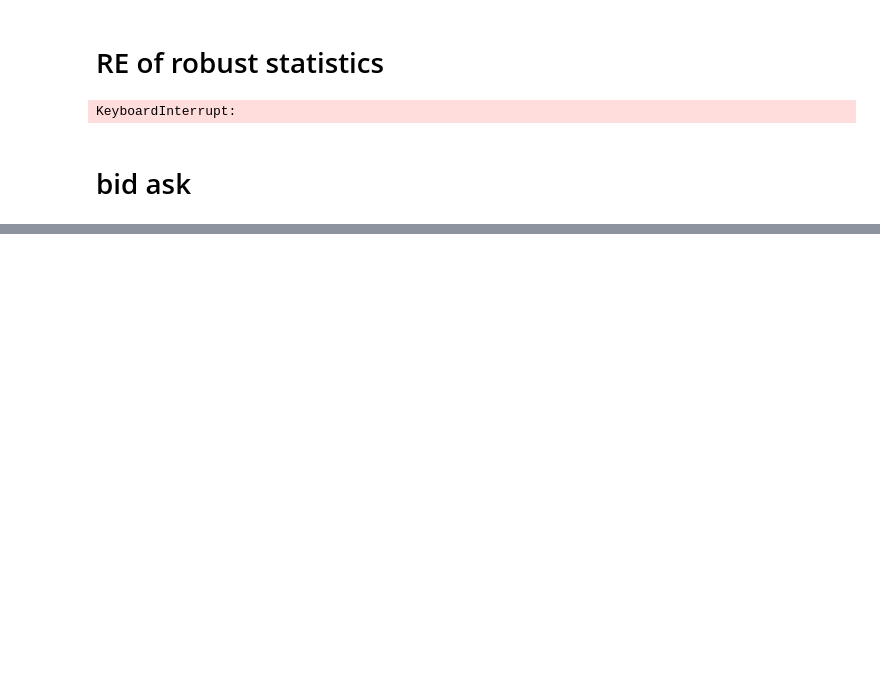
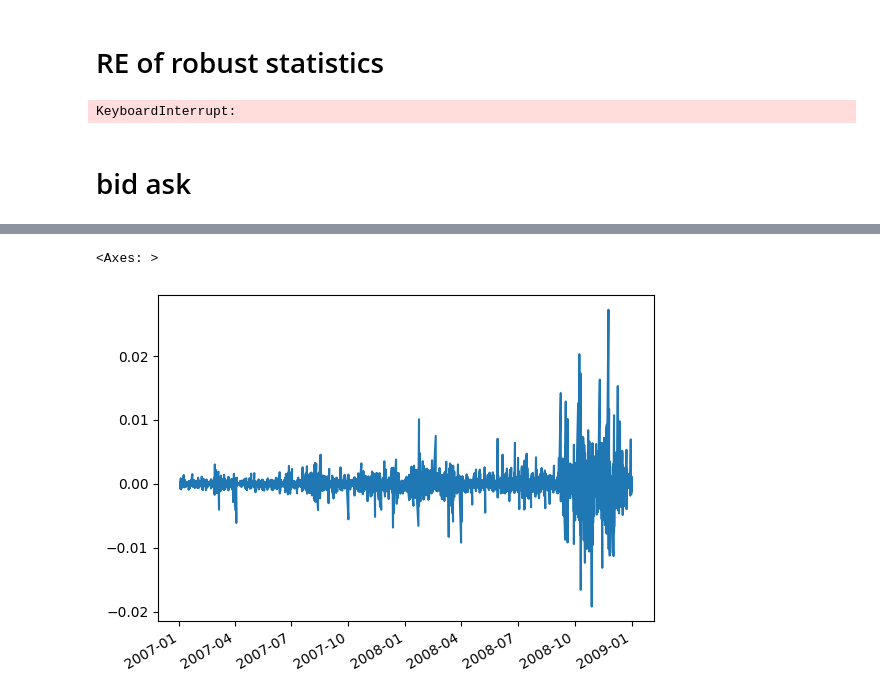
Before and after one commit to chgendreau/market-states-trading-strategy, a Jupyter notebook: strateg_test.ipynb, the cells around one changed output, grey strips where cells are left out. Cells and saved outputs as stored; diff of their text form; code cells hidden in the pictures; blank space fills up the shorter version.

Commit message:
Cleaned code and bid/Ask strategy

```diff
--- a/strateg_test.ipynb
+++ b/strateg_test.ipynb
@@ -940,11 +964,13 @@ def strat_eval_bbo(pos, r_bid, r_ask, Strat_Name):
 # %%
-filepath_vwap=r''
-all_vwap=pd.read_parquet(filepath_vwap)
-allvwap=all_vwap.set_index(['minute','ticker']).unstack(level='ticker')
+filepath_vwap=r'data/clean/final/2007-2008-vwap-trade-1min.parquet'
+allvwap=pd.read_parquet(filepath_vwap)
+#print(all_vwap.head())
+#print(allvwap.index[0])
+#allvwap=all_vwap.set_index(['tim'ticker']).unstack(level='ticker')
 non_null_counts = allvwap.count()
 selected_columns = non_null_counts[non_null_counts > 90000].index
 all_filtered = allvwap[selected_columns]
 all_fill = all_filtered.ffill()
 rows_with_null = all_fill[all_fill.isnull().any(axis=1)]
-all_fill = all_fill.loc[rows_with_null.index[-1]+1:]
+all_fill = all_fill.loc[rows_with_null.index[-1]+pd.Timedelta(minutes=1):]
 ret_vwap=all_fill.pct_change()
@@ -951,9 +979,11 @@ ret_vwap=all_fill.pct_change()
 # %%
-filepath_bbo=r""
+filepath_bbo=r"data/clean/final/2007-2008_bbolast.parquet"
 all_data=pd.read_parquet(filepath_bbo)
 # all.set_index('index', inplace=True)
-# all.replace(0, np.nan, inplace=True)
 all=all_data.set_index(['minute','ticker']).unstack(level='ticker')
+all.index = pd.to_datetime(all.index)
+all.replace(0, np.nan, inplace=True)
+print(all.index[0])
 all_bid=all['bid_last']
 all_ask=all['ask_last']
 
@@ -961,11 +991,11 @@ def data_preprocess(all):
     non_null_counts = all.count()
     selected_columns = non_null_counts[non_null_counts > 90000].index
     all_filtered = all[selected_columns]
-    # all_filtered.index = pd.to_datetime(all_filtered.index)
+ #   all_filtered.index = pd.to_datetime(all_filtered.index)
     # all_filtered.index = all_filtered.index + pd.Timedelta(minutes=1)
     all_fill = all_filtered.ffill()
     rows_with_null = all_fill[all_fill.isnull().any(axis=1)]
-    all_fill = all_fill.loc[rows_with_null.index[-1]+1:]
+    all_fill = all_fill.loc[rows_with_null.index[-1]+pd.Timedelta(minutes=1):]
     lin_ret=all_fill.pct_change()
     # max_values_per_column=lin_ret2010.max(axis=0)
 # columns_greater_than_1 = max_values_per_column[max_values_per_column > 1].index
@@ -993,0 +1017,13 @@ plt.show()
+# %%
+T=int(np.floor(ret_bid_common.shape[1]/3))
+df=pos.iloc[T:]
+buy = df.clip(lower=0)
+sell = df.clip(upper=0)
+
+    # model_returns=pos.iloc[T:]*r.iloc[T:]
+model_returns=buy*ret_ask_common.iloc[T:]+sell*ret_bid_common.iloc[T:]
+
+model_returns.sum(axis=1).plot()
+# %% [output]
+<Axes: >
+[figure, added]
```
Also changed, not shown: parts of 12 cells of this notebook, 6 other files.
